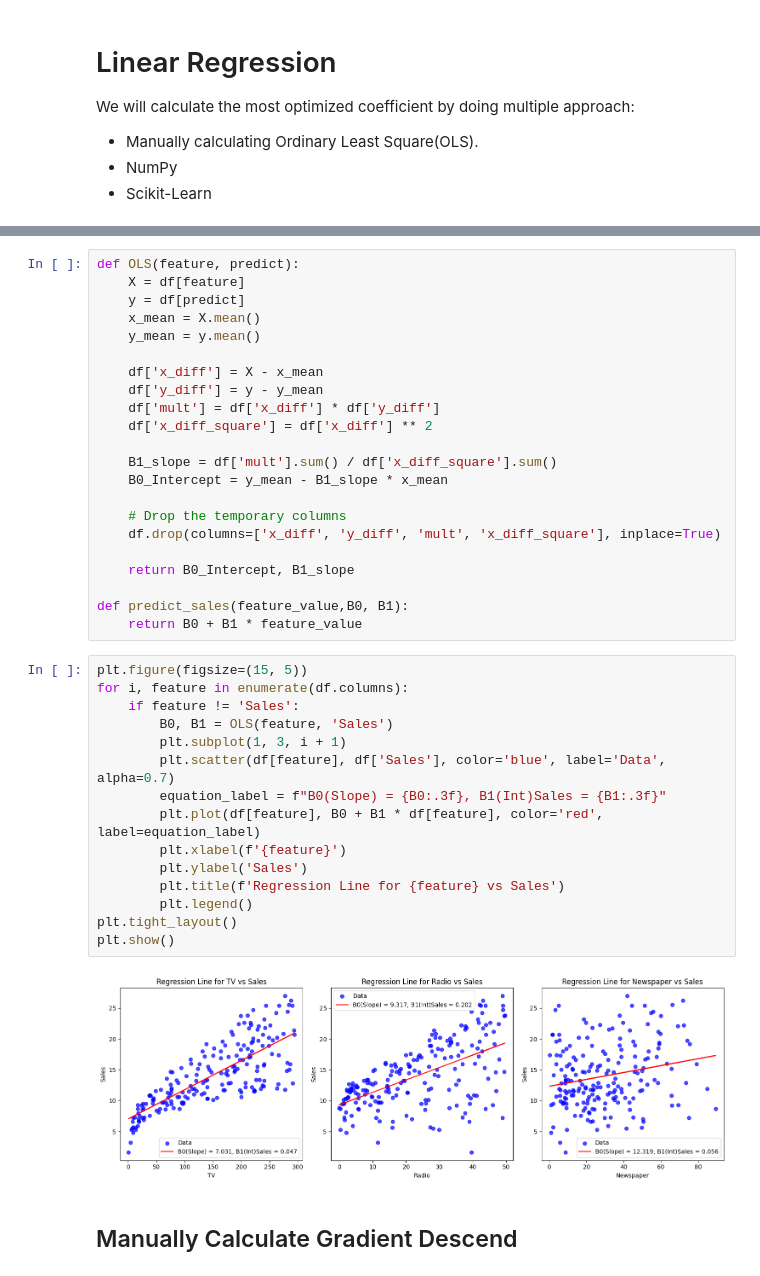
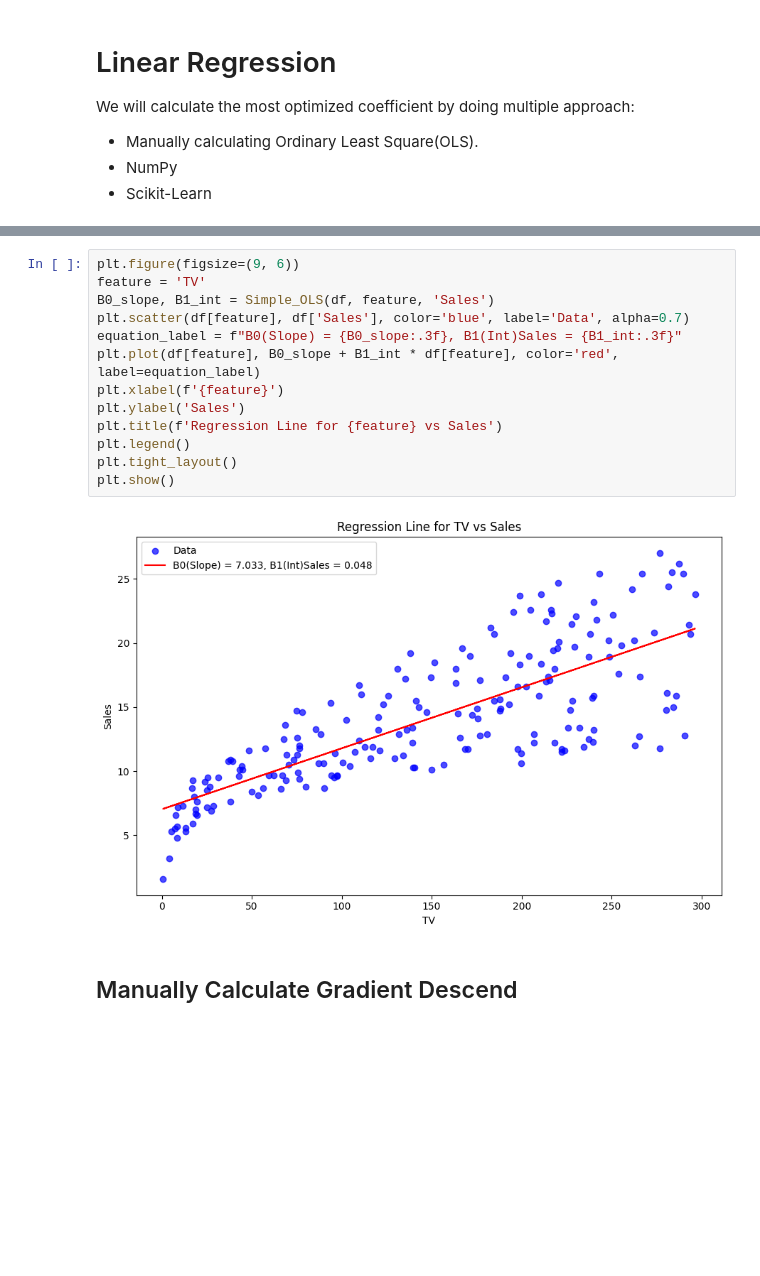
Before and after one commit to alextianyf/LinearRegression-CaseStudy-Spend-Sale-Prediction, a Jupyter notebook: 01-Simple-LinearRegression.ipynb, the cells around one changed output, grey strips where cells are left out. Drawn from its saved outputs; the diff is of its cells as text; blank space fills up the shorter version.

```diff
--- a/01-Simple-LinearRegression.ipynb
+++ b/01-Simple-LinearRegression.ipynb
@@ -240,42 +224,18 @@ Let me know if you’d like to extend this to multiple regression, or go through
-# %%
-def OLS(feature, predict):
-    X = df[feature]
-    y = df[predict]
-    x_mean = X.mean()
-    y_mean = y.mean()
-
-    df['x_diff'] = X - x_mean
-    df['y_diff'] = y - y_mean
-    df['mult'] = df['x_diff'] * df['y_diff']
-    df['x_diff_square'] = df['x_diff'] ** 2
-
-    B1_slope = df['mult'].sum() / df['x_diff_square'].sum()
-    B0_Intercept = y_mean - B1_slope * x_mean
-
-    # Drop the temporary columns
-    df.drop(columns=['x_diff', 'y_diff', 'mult', 'x_diff_square'], inplace=True)
-
-    return B0_Intercept, B1_slope
-
-def predict_sales(feature_value,B0, B1):
-    return B0 + B1 * feature_value
 # %%
-plt.figure(figsize=(15, 5))
-for i, feature in enumerate(df.columns):
-    if feature != 'Sales':
-        B0, B1 = OLS(feature, 'Sales')
-        plt.subplot(1, 3, i + 1)
-        plt.scatter(df[feature], df['Sales'], color='blue', label='Data', alpha=0.7)
-        equation_label = f"B0(Slope) = {B0:.3f}, B1(Int)Sales = {B1:.3f}"
-        plt.plot(df[feature], B0 + B1 * df[feature], color='red', label=equation_label)
-        plt.xlabel(f'{feature}')
-        plt.ylabel('Sales')
-        plt.title(f'Regression Line for {feature} vs Sales')
-        plt.legend()
+plt.figure(figsize=(9, 6))
+feature = 'TV'
+B0_slope, B1_int = Simple_OLS(df, feature, 'Sales')
+plt.scatter(df[feature], df['Sales'], color='blue', label='Data', alpha=0.7)
+equation_label = f"B0(Slope) = {B0_slope:.3f}, B1(Int)Sales = {B1_int:.3f}"
+plt.plot(df[feature], B0_slope + B1_int * df[feature], color='red', label=equation_label)
+plt.xlabel(f'{feature}')
+plt.ylabel('Sales')
+plt.title(f'Regression Line for {feature} vs Sales')
+plt.legend()
 plt.tight_layout()
 plt.show()
 # %% [output]
-[figure, old version]
+[figure, new version]
 # %% [markdown]
 ## Manually Calculate Gradient Descend
 # %%
```
Also changed, not shown: parts of 4 cells of this notebook, 1 other file.
